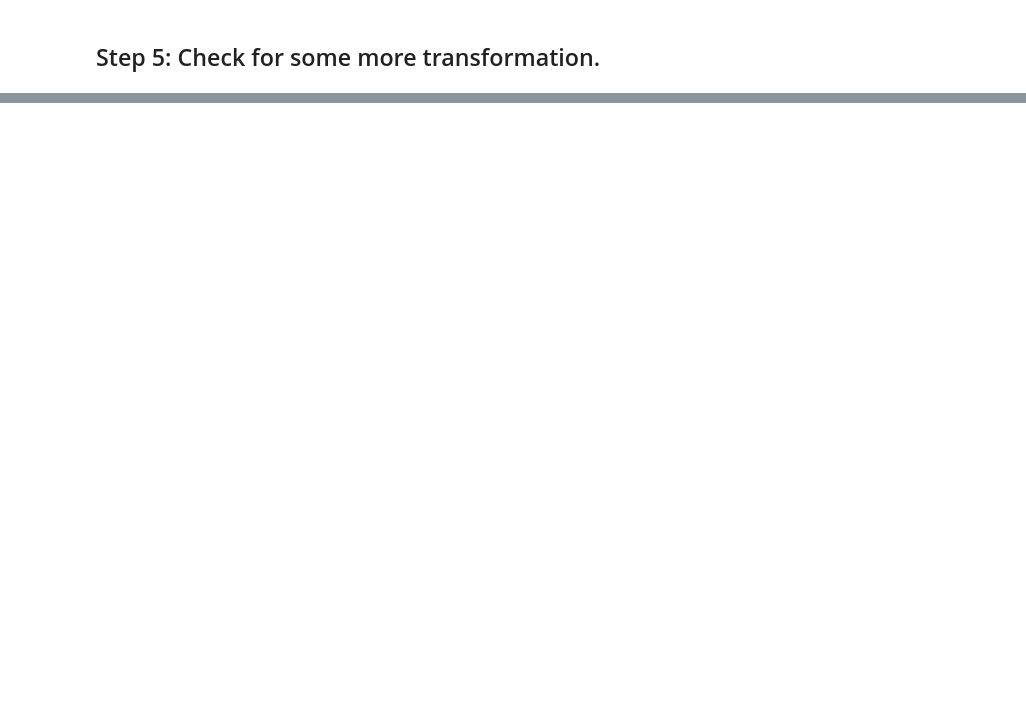
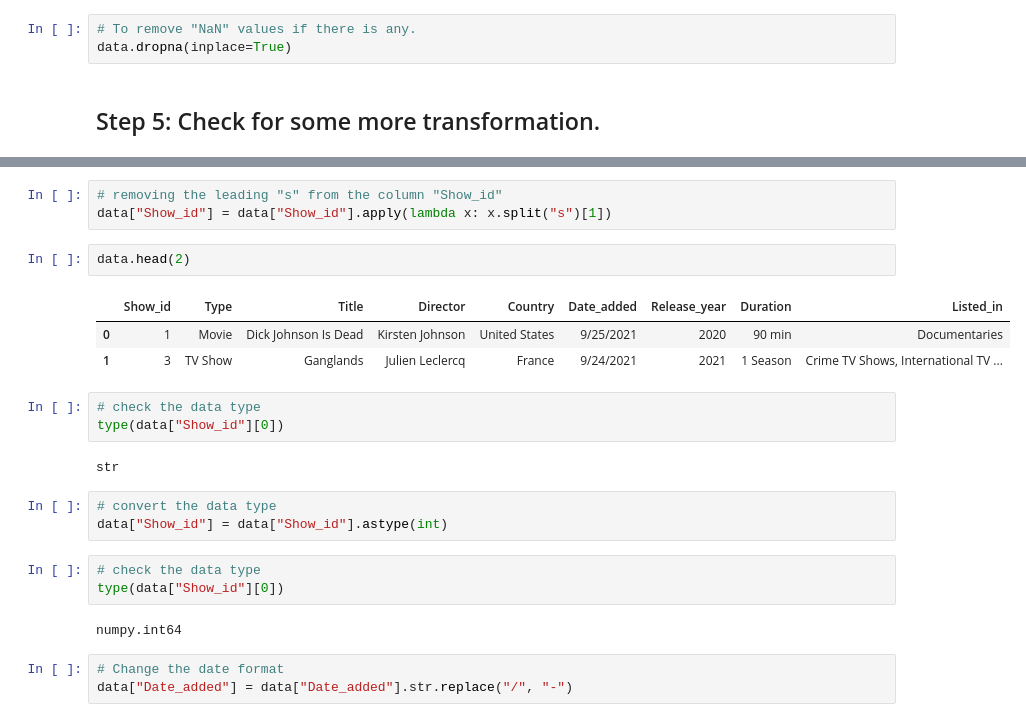
Before and after one commit to nandu26m/data-analytics-projects, a Jupyter notebook: netflix-data-analytics-project/netflix-data-analytics-project.ipynb, the cells around one changed output, grey strips where cells are left out. Saved outputs shown, nothing was run; the diff lists cells and outputs as text; blank space fills up the shorter version.

```diff
--- a/netflix-data-analytics-project/netflix-data-analytics-project.ipynb
+++ b/netflix-data-analytics-project/netflix-data-analytics-project.ipynb
@@ -107,2 +161,5 @@ Index(['Show_id', 'Type', 'Title', 'Director', 'Country', 'Date_added',
+# %%
+# To remove "NaN" values if there is any.
+data.dropna(inplace=True)
 # %% [markdown]
 ## Step 5: Check for some more transformation.
@@ -108,0 +180,25 @@ Index(['Show_id', 'Type', 'Title', 'Director', 'Country', 'Date_added',
+# %%
+# removing the leading "s" from the column "Show_id"
+data["Show_id"] = data["Show_id"].apply(lambda x: x.split("s")[1])
+# %%
+data.head(2)
+# %% [output]
+|  | Show_id | Type | Title | Director | Country | Date_added | Release_year | Duration | Listed_in |
+| 0 | 1 | Movie | Dick Johnson Is Dead | Kirsten Johnson | United States | 9/25/2021 | 2020 | 90 min | Documentaries |
+| 1 | 3 | TV Show | Ganglands | Julien Leclercq | France | 9/24/2021 | 2021 | 1 Season | Crime TV Shows, International TV ... |
+# %%
+# check the data type
+type(data["Show_id"][0])
+# %% [output]
+str
+# %%
+# convert the data type
+data["Show_id"] = data["Show_id"].astype(int)
+# %%
+# check the data type
+type(data["Show_id"][0])
+# %% [output]
+numpy.int64
+# %%
+# Change the date format
+data["Date_added"] = data["Date_added"].str.replace("/", "-")
```
Also changed, not shown: parts of 8 cells of this notebook.
